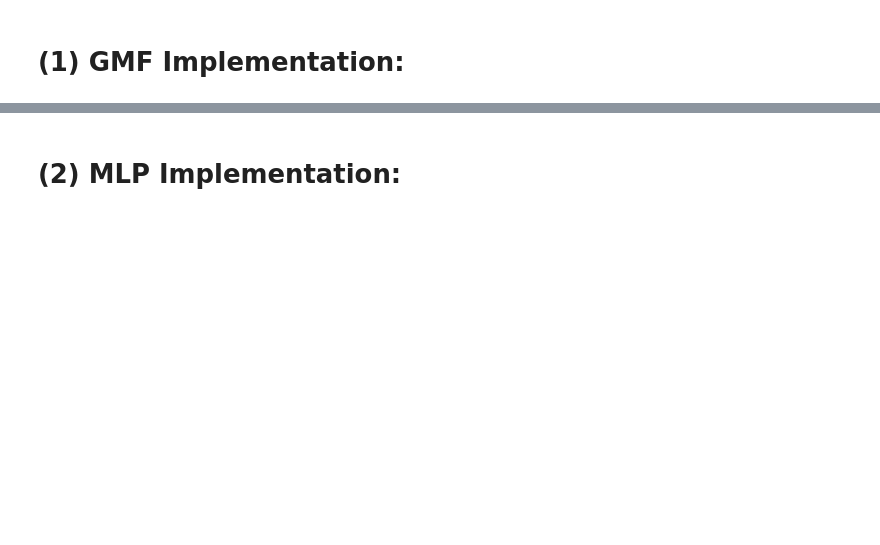
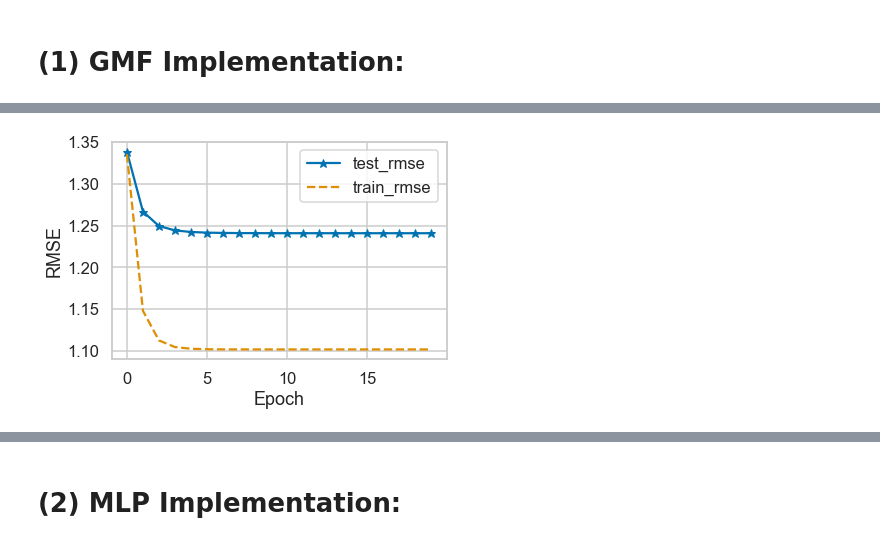
Before and after one commit to akhilesh-somani/Restaurant_Recommendation_System, a Jupyter notebook: Baseline2/Baseline_2.ipynb, the cells around one changed output, grey strips where cells are left out. Cells and saved outputs as stored; diff of their text form; code cells hidden in the pictures; blank space fills up the shorter version.

```diff
--- a/Baseline2/Baseline_2.ipynb
+++ b/Baseline2/Baseline_2.ipynb
@@ -342,3 +259,19 @@ print("#user=%d, #item=%d, #train=%d, #test=%d"
+# %%
+def evaluate_model(model, X, y):
+    """
+    Return: score of each test rating.
+    """
+    users, items, ratings = get_train_instances(X, y)
+
+    predictions = model.predict([users, items], batch_size = 1000, verbose = 0)
+
+    y_actual = np.array(y) * 5
+    y_pred = np.array(predictions) * 5
+    assert len(y_pred) == len(y_actual)
+    mse = mean_squared_error(y_actual, y_pred)
+    r2 = r2_score(y_actual, y_pred)
+
+    return (mse, r2)
 # %% [markdown]
 # (1) GMF Implementation:
 # %%
@@ -424,3 +302,0 @@ GMF arguments: Namespace(batch_size=256, dataset='Toronto', epochs=20, learner='
-# %%
-num_users = dataset_to_use.user_id.nunique()
-num_items = dataset_to_use.business_id.nunique()
@@ -445,44 +303,74 @@ Initial: Test RMSE = 1.3179, Test R2 = -0.0524
 # %%
+# Build model
+regs = [0, 0]
+learner = 'sgd'
+learning_rate = 0.01
+num_epochs = 20
+batch_size = 256
+out = 1
+latent_dims = 21
+
+model = get_gmf_model(num_users, num_items, latent_dims, regs)
+
+if learner.lower() == "adagrad":
+    model.compile(optimizer=Adagrad(lr=learning_rate), loss='mse')
+elif learner.lower() == "rmsprop":
+    model.compile(optimizer=RMSprop(lr=learning_rate), loss='mse')
+elif learner.lower() == "adam":
+    model.compile(optimizer=Adam(lr=learning_rate), loss='mse')
+else:
+    model.compile(optimizer=SGD(lr=learning_rate), loss='mse')
+
+# Initial performance
+(mse, r2) = evaluate_model(model, X_test, y_test)
+print('Initial: Test RMSE = %.4f, Test R2 = %.4f' % (np.sqrt(mse), r2))
+
 # Training and testing model
-
 current_folder = os.getcwd()
-model_out_file_gmf = current_folder + '\Pretrain\%s_GMF_%d_%d.h5' %(args.dataset, num_factors, time())
+model_out_file_gmf = current_folder + '\\Pretrain\\toronto_GMF.h5'
 
 train_loss = []
 test_rmse, test_r2 = [], []
 best_mse = float('inf')
 
+# Generate training instances
+user_input, item_input, ratings = get_train_instances(X_train, y_train)
+
 for epoch in range(num_epochs):
     t1 = time()
 
-    # Generate training instances
-    user_input, item_input, labels = get_train_instances(X_train, y_train)
+    # Training
+    history = model.fit([user_input, item_input], # input
+                         np.array(ratings), # labels
+                         batch_size = batch_size, epochs = 1, verbose = 0)
 
-    # Training
-    history = model.fit([np.array(user_input), np.array(item_input)], #input
-                     np.array(labels), # labels
-                     batch_size = batch_size, epochs = 1, verbose = 0, shuffle = True, validation_split = 0.01)
-
-    train_loss.append(history.history['loss'][0] * 5)
+    train_loss.append(np.sqrt(history.history['loss'][0]) * 5) # multiply loss by 5 because the ratings are normalized by 5
 
     t2 = time()
 
     # Evaluation
-    if epoch % verbose == 0:
-        (mse, r2) = evaluate_rate_model(model, X_test, y_test, evaluation_threads)
 
-        test_rmse.append(np.sqrt(mse))
-        test_r2.append(r2)
+    (mse, r2) = evaluate_model(model, X_test, y_test)
 
-        print('Epoch %d [%.1f s]: Test RMSE = %.4f, Test R2 = %.4f, Train Loss = %.4f [%.1f s]'
-              % (epoch + 1,  t2 - t1, test_rmse[-1], test_r2[-1], train_loss[-1], time() - t2))
+    test_rmse.append(np.sqrt(mse))
+    test_r2.append(r2)
 
-        if mse < best_mse:
-            best_mse, best_r2, best_iter = mse, r2, epoch + 1
-            if args.out > 0:
-                model.save_weights(model_out_file_gmf, overwrite = True)
+    print('Epoch %d [%.1f s]: Test RMSE = %.4f, Test R2 = %.4f, Train RMSE = %.4f [%.1f s]'
+          % (epoch + 1,  t2 - t1, test_rmse[-1], test_r2[-1], train_loss[-1], time() - t2))
 
-print("End. Best Epoch %d:  RMSE = %.4f, R2 = %.4f. " %(best_iter, np.sqrt(best_mse), best_r2))
-if args.out > 0:
+    if mse < best_mse:
+        best_mse, best_r2, best_iter = mse, r2, epoch + 1
+        if out > 0:
+            model.save_weights(model_out_file_gmf, overwrite = True)
+
+print("End. Best Epoch %d: Test RMSE = %.4f, Test R2 score = %.4f. " %(best_iter, np.sqrt(best_mse), best_r2))
+if out > 0:
     print("The best GMF model is saved")
+
+plt.plot(test_rmse, '*-', label = 'test_rmse')
+plt.plot(train_loss, '--', label = 'train_rmse')
+plt.legend()
+plt.xlabel('Epoch')
+plt.ylabel('RMSE')
+plt.show()
 # %% [output]
@@ -506,3 +395,4 @@ The best GMF model is saved
+[figure, added]
 # %%
 plt.plot(test_rmse, '*-', label = 'test_rmse')
 plt.plot(train_loss, '--', label = 'train_rmse')
```
Also changed, not shown: parts of 41 cells of this notebook, 4 other files.
